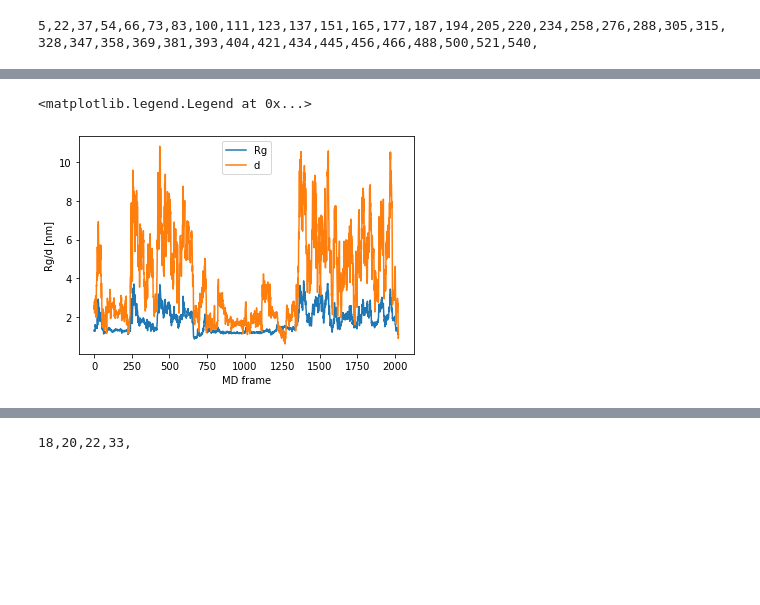
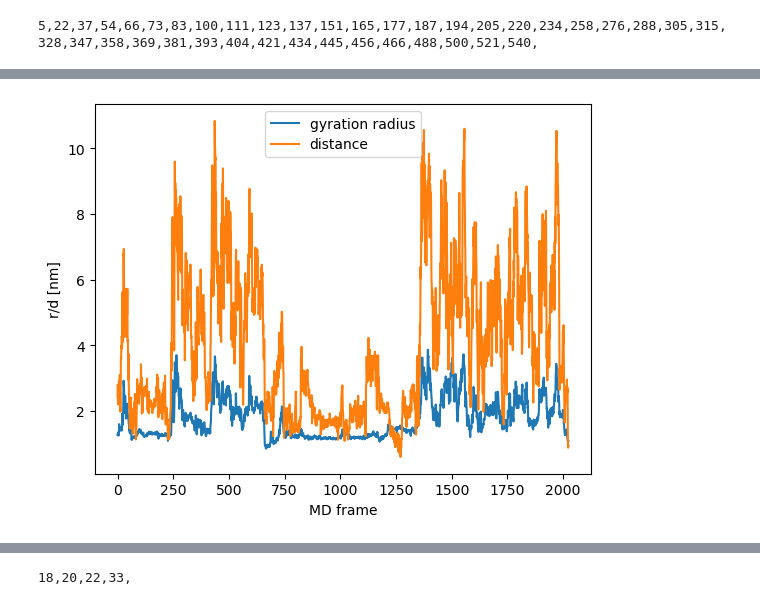
Before and after one commit to heyitsdipu/PLUMED-hands-on, a Jupyter notebook: masterclass-21-1/notebooks/solution.ipynb, the cells around one changed output, grey strips where cells are left out. Drawn from its saved outputs; the diff is of its cells as text; code cells hidden in the pictures; blank space fills up the shorter version.

```diff
--- a/masterclass-21-1/notebooks/solution.ipynb
+++ b/masterclass-21-1/notebooks/solution.ipynb
@@ -93,15 +158,14 @@ PLUMED: 6 Update                                        2025     0.004766     0.
 # %%
-# import PLUMED COLVAR file into pandas dataset
-data=plumed.read_as_pandas("Exercise-1/COLVAR")
-# plot time serie of gyration radius (Rg) and distance (d)
-plt.plot(data["time"],data["r"],label="Rg")
-plt.plot(data["time"],data["d"],label="d")
+# Plot time series of radius of gyration (r) and distance (d)
+plt.plot(data.time, data.r, label="gyration radius")
+plt.plot(data.time, data.d, label="distance")
+
 # x-y axis labels
 plt.xlabel("MD frame")
-plt.ylabel("Rg/d [nm]")
+plt.ylabel("r/d [nm]")
 plt.legend()
+plt.show()
 # %% [output]
-<matplotlib.legend.Legend at 0x...>
-[figure, old version]
+[figure, new version]
 # %%
 # plot gyration radius vs distance
```
Also changed, not shown: parts of 74 cells of this notebook, 7 other files.
